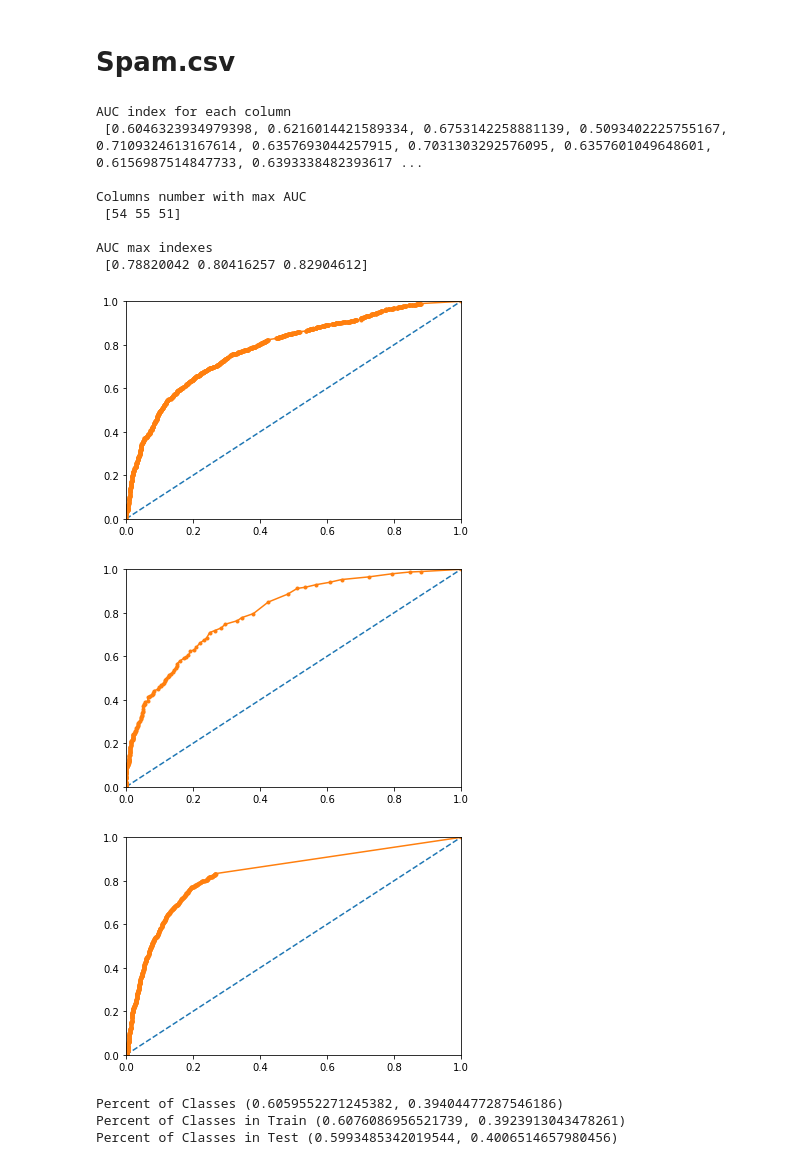
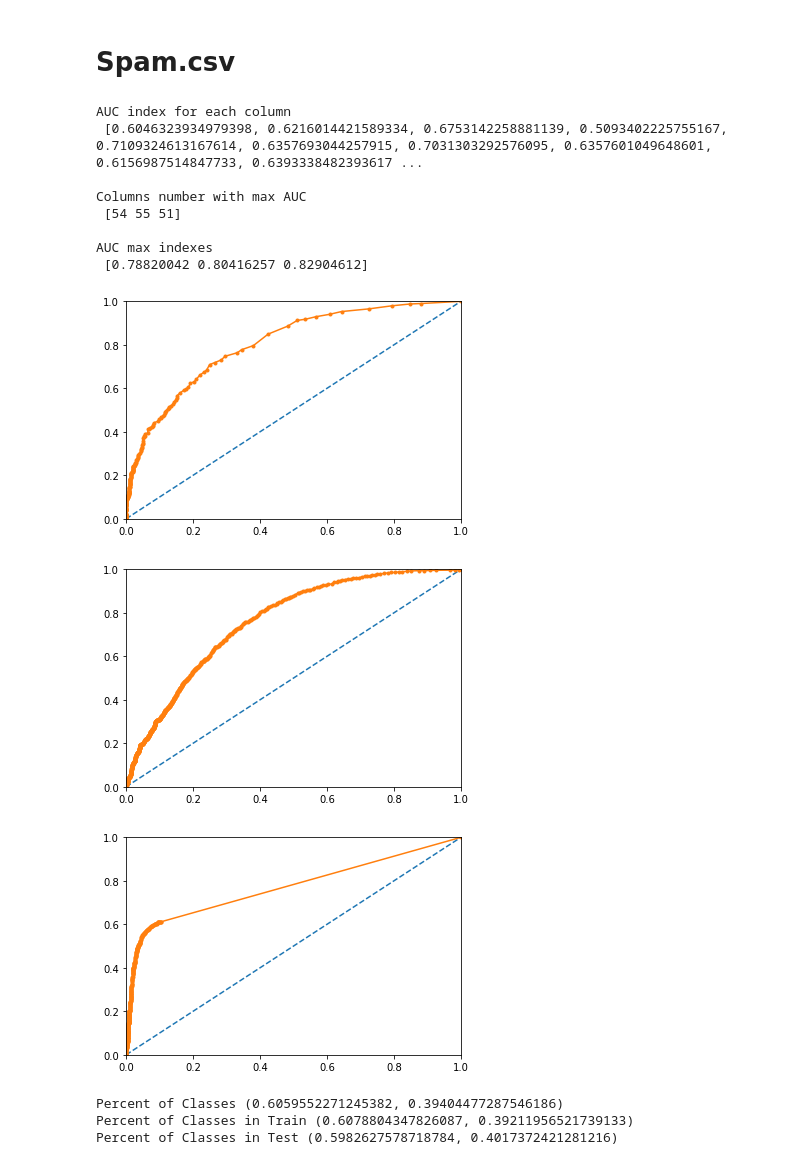
Before and after one commit to enterlina/ML, a Jupyter notebook: HW3_ROCAUC.ipynb, the cells around one changed output. Cells and saved outputs as stored; diff of their text form; code cells hidden in the pictures.

```diff
--- a/HW3_ROCAUC.ipynb
+++ b/HW3_ROCAUC.ipynb
@@ -85,7 +85,7 @@ for i in range(len(df_label)):
 df_label = list(df_label)
 
 for i in range(3):
-    column = df.iloc[:, ind_max[i]].values.tolist()
+    column = df.iloc[:, ind_max[i]+1].values.tolist()
 
     r_curve = metrics.roc_curve(df_label, column, pos_label=2)
 
@@ -96,6 +96,8 @@ for i in range(3):
     pyplot.plot([0, 1], [0, 1], linestyle='--')
     pyplot.plot(fpr, tpr, marker='.')
     pyplot.show()
+
+
 
 df_train, df_test = train_test_split(df,test_size=0.2, shuffle=True)
 
@@ -156,43 +158,43 @@ for i in range(len(df_label)):
 df_label = list(df_label)
 
 for i in range(3):
-    column = df.iloc[:, ind_max[i]].values.tolist()
+    column = df.iloc[:, ind_max[i]+1].values.tolist()
 
     r_curve = metrics.roc_curve(df_label, column, pos_label=2)
 
     fpr, tpr, treshold = r_curve
 
     pyplot.xlim(0, 1)
     pyplot.ylim(0, 1)
     pyplot.plot([0, 1], [0, 1], linestyle='--')
     pyplot.plot(fpr, tpr, marker='.')
     pyplot.show()
 
 
 df_train, df_test = train_test_split(df,test_size=0.2, shuffle=True)
 
 
 label= convert_spam(df)
 label_train=convert_spam(df_train)
 label_test= convert_spam(df_test)
 
 
 
 print('Percent of Classes',class_percent(label))
 print('Percent of Classes in Train',class_percent(label_train))
 print('Percent of Classes in Test',class_percent(label_test))
 # %% [output]
 AUC index for each column
  [0.6046323934979398, 0.6216014421589334, 0.6753142258881139, 0.5093402225755167, 0.7109324613167614, 0.6357693044257915, 0.7031303292576095, 0.6357601049648601, 0.6156987514847733, 0.6393338482393617 ...
 
 Columns number with max AUC
  [54 55 51]
 
 AUC max indexes
  [0.78820042 0.80416257 0.82904612]
-[figure, old version]
+[figure, new version]
-[figure, old version]
+[figure, new version]
-[figure, old version]
+[figure, new version]
 Percent of Classes (0.6059552271245382, 0.39404477287546186)
-Percent of Classes in Train (0.6076086956521739, 0.3923913043478261)
-Percent of Classes in Test (0.5993485342019544, 0.4006514657980456)
+Percent of Classes in Train (0.6078804347826087, 0.39211956521739133)
+Percent of Classes in Test (0.5982627578718784, 0.4017372421281216)
```
Also changed, not shown: parts of 1 cell of this notebook.
